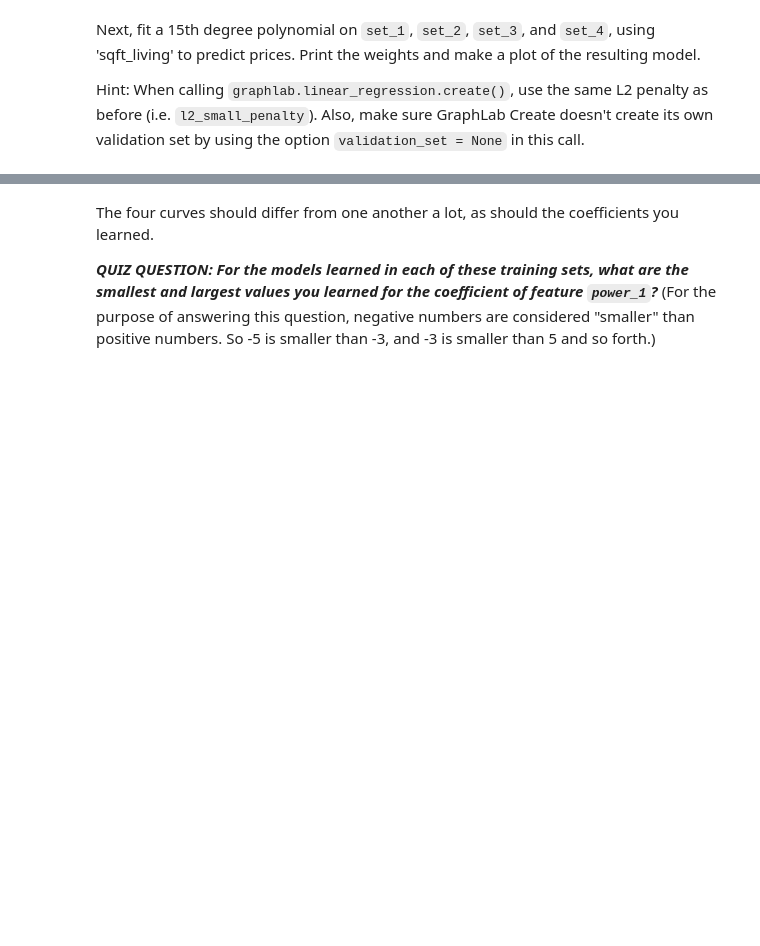
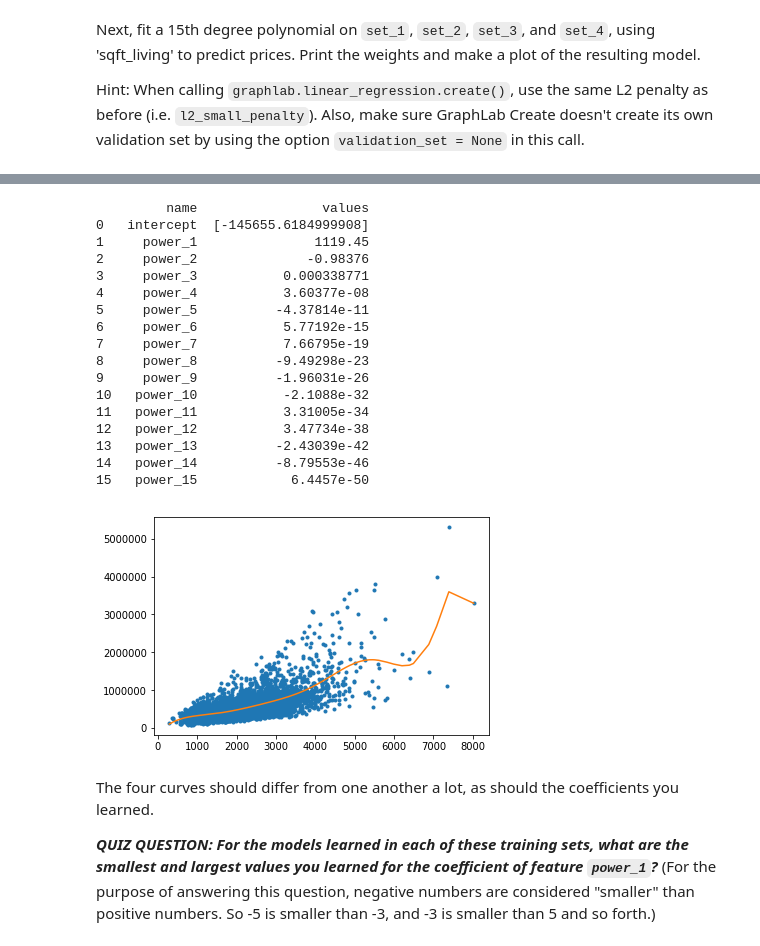
Before and after one commit to lalit527/ML_Specialization, a Jupyter notebook: Machine Learning Regression/Week4_Overfit/week-4-ridge-regression-assignment-1-solution.ipynb, the cells around one changed output, grey strips where cells are left out. Drawn from its saved outputs; the diff is of its cells as text; code cells hidden in the pictures; blank space fills up the shorter version.

```diff
--- a/Machine Learning Regression/Week4_Overfit/week-4-ridge-regression-assignment-1-solution.ipynb
+++ b/Machine Learning Regression/Week4_Overfit/week-4-ridge-regression-assignment-1-solution.ipynb
@@ -139,3 +167,24 @@ set_1_15 = plot_sample(set_1, 15, l2_small_penalty)
+# %%
+plot_sample(set_4, 15, l2_small_penalty)
+# %% [output]
+         name                values
+0   intercept  [-145655.6184999908]
+1     power_1               1119.45
+2     power_2              -0.98376
+3     power_3           0.000338771
+4     power_4           3.60377e-08
+5     power_5          -4.37814e-11
+6     power_6           5.77192e-15
+7     power_7           7.66795e-19
+8     power_8          -9.49298e-23
+9     power_9          -1.96031e-26
+10   power_10           -2.1088e-32
+11   power_11           3.31005e-34
+12   power_12           3.47734e-38
+13   power_13          -2.43039e-42
+14   power_14          -8.79553e-46
+15   power_15            6.4457e-50
+[figure, added]
 # %% [markdown]
 The four curves should differ from one another a lot, as should the coefficients you learned.
 
```
Also changed, not shown: parts of 37 cells of this notebook.
